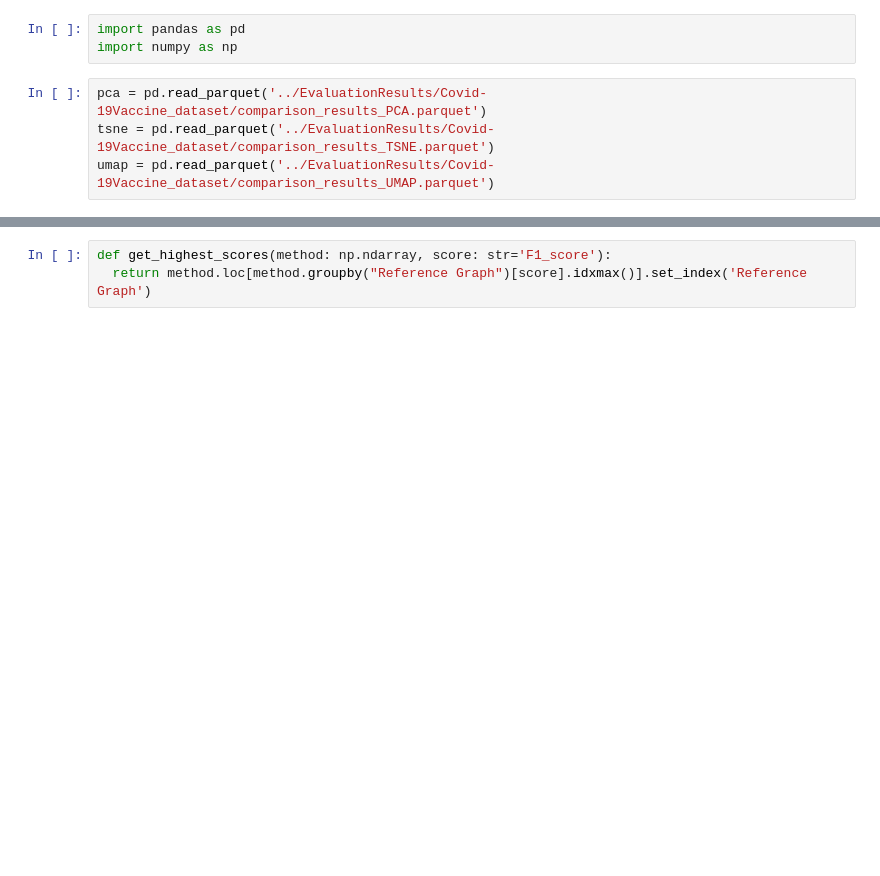
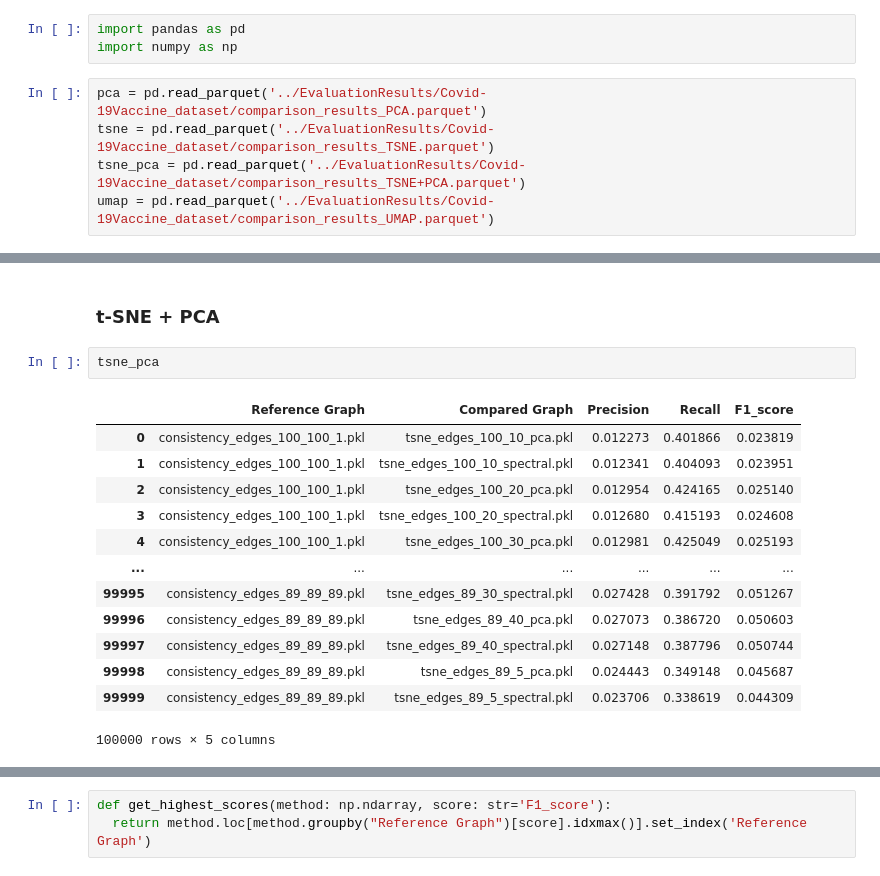
Before and after one commit to Vinicius-Teixeirac/RL-COVID-Events, a Jupyter notebook: GraphEvaluation/critical_difference_diagrams.ipynb, the cells around one changed output, grey strips where cells are left out. Drawn from its saved outputs; the diff is of its cells as text; blank space fills up the shorter version.

```diff
--- a/GraphEvaluation/critical_difference_diagrams.ipynb
+++ b/GraphEvaluation/critical_difference_diagrams.ipynb
@@ -4,4 +6,5 @@ import numpy as np
 # %%
 pca = pd.read_parquet('../EvaluationResults/Covid-19Vaccine_dataset/comparison_results_PCA.parquet')
 tsne = pd.read_parquet('../EvaluationResults/Covid-19Vaccine_dataset/comparison_results_TSNE.parquet')
+tsne_pca = pd.read_parquet('../EvaluationResults/Covid-19Vaccine_dataset/comparison_results_TSNE+PCA.parquet')
 umap = pd.read_parquet('../EvaluationResults/Covid-19Vaccine_dataset/comparison_results_UMAP.parquet')
@@ -7,0 +153,18 @@ umap = pd.read_parquet('../EvaluationResults/Covid-19Vaccine_dataset/comparison_
+# %% [markdown]
+### t-SNE + PCA
+# %%
+tsne_pca
+# %% [output]
+|  | Reference Graph | Compared Graph | Precision | Recall | F1_score |
+| 0 | consistency_edges_100_100_1.pkl | tsne_edges_100_10_pca.pkl | 0.012273 | 0.401866 | 0.023819 |
+| 1 | consistency_edges_100_100_1.pkl | tsne_edges_100_10_spectral.pkl | 0.012341 | 0.404093 | 0.023951 |
+| 2 | consistency_edges_100_100_1.pkl | tsne_edges_100_20_pca.pkl | 0.012954 | 0.424165 | 0.025140 |
+| 3 | consistency_edges_100_100_1.pkl | tsne_edges_100_20_spectral.pkl | 0.012680 | 0.415193 | 0.024608 |
+| 4 | consistency_edges_100_100_1.pkl | tsne_edges_100_30_pca.pkl | 0.012981 | 0.425049 | 0.025193 |
+| ... | ... | ... | ... | ... | ... |
+| 99995 | consistency_edges_89_89_89.pkl | tsne_edges_89_30_spectral.pkl | 0.027428 | 0.391792 | 0.051267 |
+| 99996 | consistency_edges_89_89_89.pkl | tsne_edges_89_40_pca.pkl | 0.027073 | 0.386720 | 0.050603 |
+| 99997 | consistency_edges_89_89_89.pkl | tsne_edges_89_40_spectral.pkl | 0.027148 | 0.387796 | 0.050744 |
+| 99998 | consistency_edges_89_89_89.pkl | tsne_edges_89_5_pca.pkl | 0.024443 | 0.349148 | 0.045687 |
+| 99999 | consistency_edges_89_89_89.pkl | tsne_edges_89_5_spectral.pkl | 0.023706 | 0.338619 | 0.044309 |
+100000 rows × 5 columns
```
Also changed, not shown: parts of 35 cells of this notebook, 2 other files.
